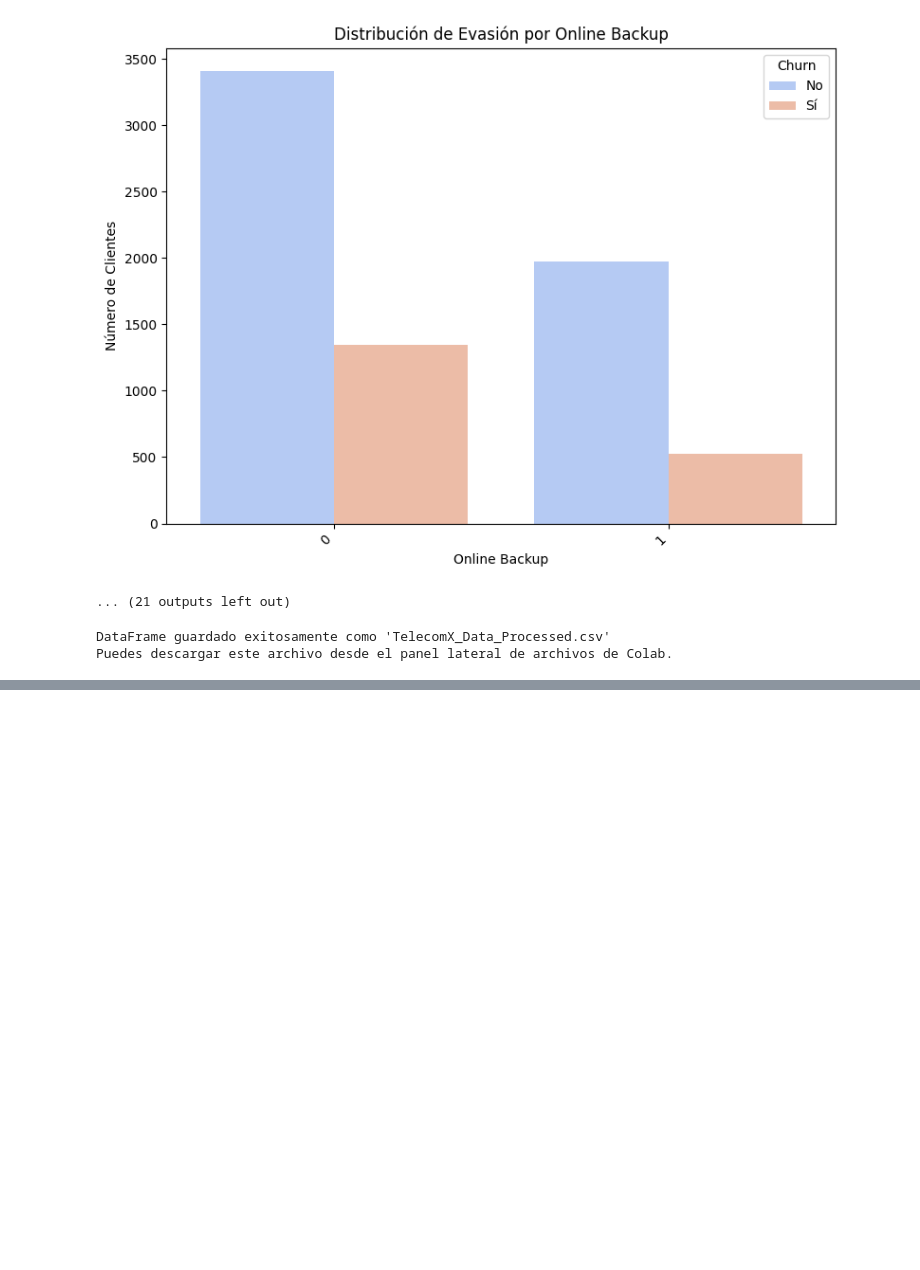
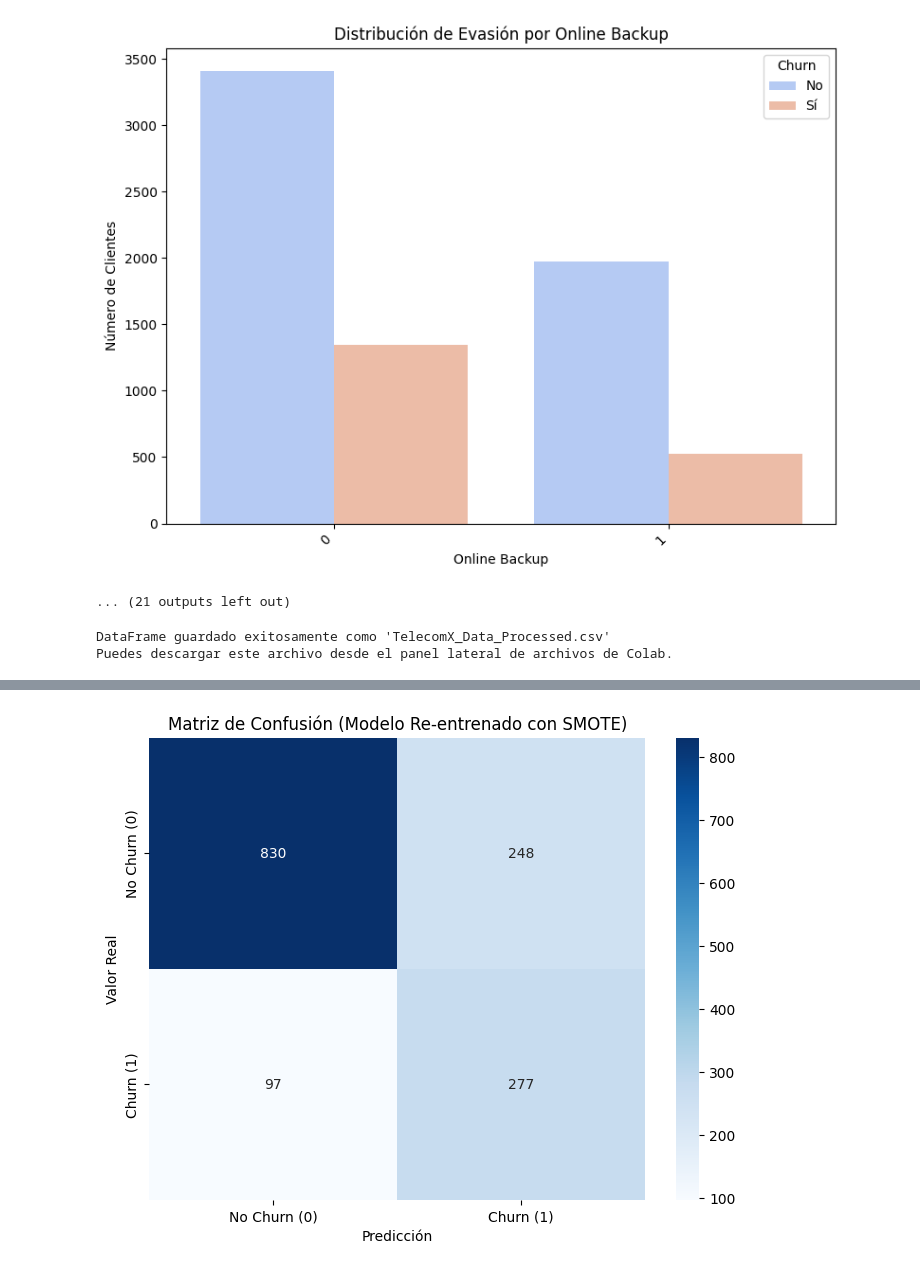
Before and after one commit to juacarato10/Telecom-X-Parte-2, a Jupyter notebook: telecom_parte_2.ipynb, the cells around one changed output, grey strips where cells are left out. Saved outputs shown, nothing was run; the diff lists cells and outputs as text; code cells hidden in the pictures; blank space fills up the shorter version.

```diff
--- a/telecom_parte_2.ipynb
+++ b/telecom_parte_2.ipynb
@@ -445,0 +540,17 @@ print(f"\nDataFrame limpio para modelado guardado como '{output_cleaned_csv_path
+# %%
+from sklearn.linear_model import LogisticRegression
+from sklearn.metrics import accuracy_score, classification_report, confusion_matrix, roc_auc_score, roc_curve
+import matplotlib.pyplot as plt
+import seaborn as sns
+
+# Inicializar y entrenar el modelo de Regresión Logística
+model = LogisticRegression(random_state=42, solver='liblinear') # 'liblinear' es bueno para conjuntos de datos pequeños y binarios
+model.fit(X_train, y_train)
+
+print("Modelo de Regresión Logística entrenado exitosamente.")
+
+# Realizar predicciones sobre el conjunto de prueba
+y_pred = model.predict(X_test)
+y_pred_proba = model.predict_proba(X_test)[:, 1] # Probabilidades para la clase positiva (Churn=1)
+
+print("\nPredicciones realizadas sobre el conjunto de prueba.")
@@ -445,0 +744,73 @@ print(f"\nDataFrame limpio para modelado guardado como '{output_cleaned_csv_path
+# %%
+# --- 🔹 Evaluación del Modelo Re-entrenado (con SMOTE) ---
+print("\n\n--- 🔹 Evaluación del Modelo Re-entrenado (con SMOTE) ---")
+print("Se evalúa el rendimiento del modelo entrenado con el conjunto de entrenamiento balanceado por SMOTE.")
+
+# 1. Precisión del modelo (con SMOTE)
+accuracy_resampled = accuracy_score(y_test, y_pred_resampled)
+print(f"\nPrecisión (Accuracy) del modelo re-entrenado: {accuracy_resampled:.4f}")
+
+# 2. Reporte de Clasificación (con SMOTE)
+print("\nReporte de Clasificación del modelo re-entrenado:")
+print(classification_report(y_test, y_pred_resampled))
+
+# 3. Matriz de Confusión (con SMOTE)
+conf_matrix_resampled = confusion_matrix(y_test, y_pred_resampled)
+print("\nMatriz de Confusión del modelo re-entrenado:")
+print(conf_matrix_resampled)
+
+# Visualizar la Matriz de Confusión (con SMOTE)
+plt.figure(figsize=(8, 6))
+sns.heatmap(conf_matrix_resampled, annot=True, fmt='d', cmap='Blues', xticklabels=['No Churn (0)', 'Churn (1)'], yticklabels=['No Churn (0)', 'Churn (1)'])
+plt.title('Matriz de Confusión (Modelo Re-entrenado con SMOTE)')
+plt.xlabel('Predicción')
+plt.ylabel('Valor Real')
+plt.show()
+
+# 4. Área bajo la curva ROC (AUC) (con SMOTE)
+# Asegurarse de que y_pred_proba_resampled contiene las probabilidades de la clase positiva
+if len(y_pred_proba_resampled) > 0:
+    roc_auc_resampled = roc_auc_score(y_test, y_pred_proba_resampled)
+    print(f"\nÁrea bajo la Curva ROC (AUC) del modelo re-entrenado: {roc_auc_resampled:.4f}")
+
+    # Calcular la curva ROC (con SMOTE)
+    fpr_resampled, tpr_resampled, thresholds_resampled = roc_curve(y_test, y_pred_proba_resampled)
+
+    # Visualizar la curva ROC (comparativa)
+    plt.figure(figsize=(8, 6))
+    plt.plot(fpr, tpr, color='darkorange', lw=2, label=f'Curva ROC (Sin SMOTE - AUC = {roc_auc:.2f})')
+    plt.plot(fpr_resampled, tpr_resampled, color='green', lw=2, label=f'Curva ROC (Con SMOTE - AUC = {roc_auc_resampled:.2f})')
+    plt.plot([0, 1], [0, 1], color='navy', lw=2, linestyle='--', label='Modelo Aleatorio')
+    plt.xlim([0.0, 1.0])
+    plt.ylim([0.0, 1.05])
+    plt.xlabel('Tasa de Falsos Positivos (FPR)')
+    plt.ylabel('Tasa de Verdaderos Positivos (TPR)')
+    plt.title('Curva Característica de Operación del Receptor (ROC) - Comparativa')
+    plt.legend(loc="lower right")
+    plt.grid(axis='both', linestyle='--', alpha=0.7)
+    plt.show()
+else:
+    print("\nNo se pudieron calcular las probabilidades de predicción (y_pred_proba_resampled) para la curva ROC y AUC del modelo re-entrenado.")
+
+
+# --- 🔹 Comparación de Métricas ---
+print("\n\n--- 🔹 Comparación de Métricas de Evaluación ---")
+print("Comparación del rendimiento del modelo antes y después de aplicar SMOTE:")
+
+print("\nMétricas del Modelo Original (Sin SMOTE):")
+print(f"  Precisión (Accuracy): {accuracy:.4f}")
+print("  Reporte de Clasificación:")
+print(classification_report(y_test, y_pred))
+print(f"  AUC: {roc_auc:.4f}")
+
+print("\nMétricas del Modelo Re-entrenado (Con SMOTE):")
+print(f"  Precisión (Accuracy): {accuracy_resampled:.4f}")
+print("  Reporte de Clasificación:")
+print(classification_report(y_test, y_pred_resampled))
+print(f"  AUC: {roc_auc_resampled:.4f}")
+
+print("\nObservaciones sobre la comparación:")
+print("- Nota cómo cambian las métricas como Recall y F1-Score para la clase 1 (Churn) después de aplicar SMOTE.")
+print("- Una mejora en el Recall para la clase 1 indica que el modelo es mejor identificando a los clientes que realmente van a evadir.")
+print("- Puede haber una ligera disminución en la precisión general (Accuracy), pero esto a menudo es aceptable si se mejora significativamente la capacidad de detectar la clase minoritaria, que es el objetivo principal en la predicción de Churn.")
+# %% [output]
@@ -445,0 +836 @@ print(f"\nDataFrame limpio para modelado guardado como '{output_cleaned_csv_path
+[figure, added]
```
Also changed, not shown: parts of 17 cells of this notebook.
